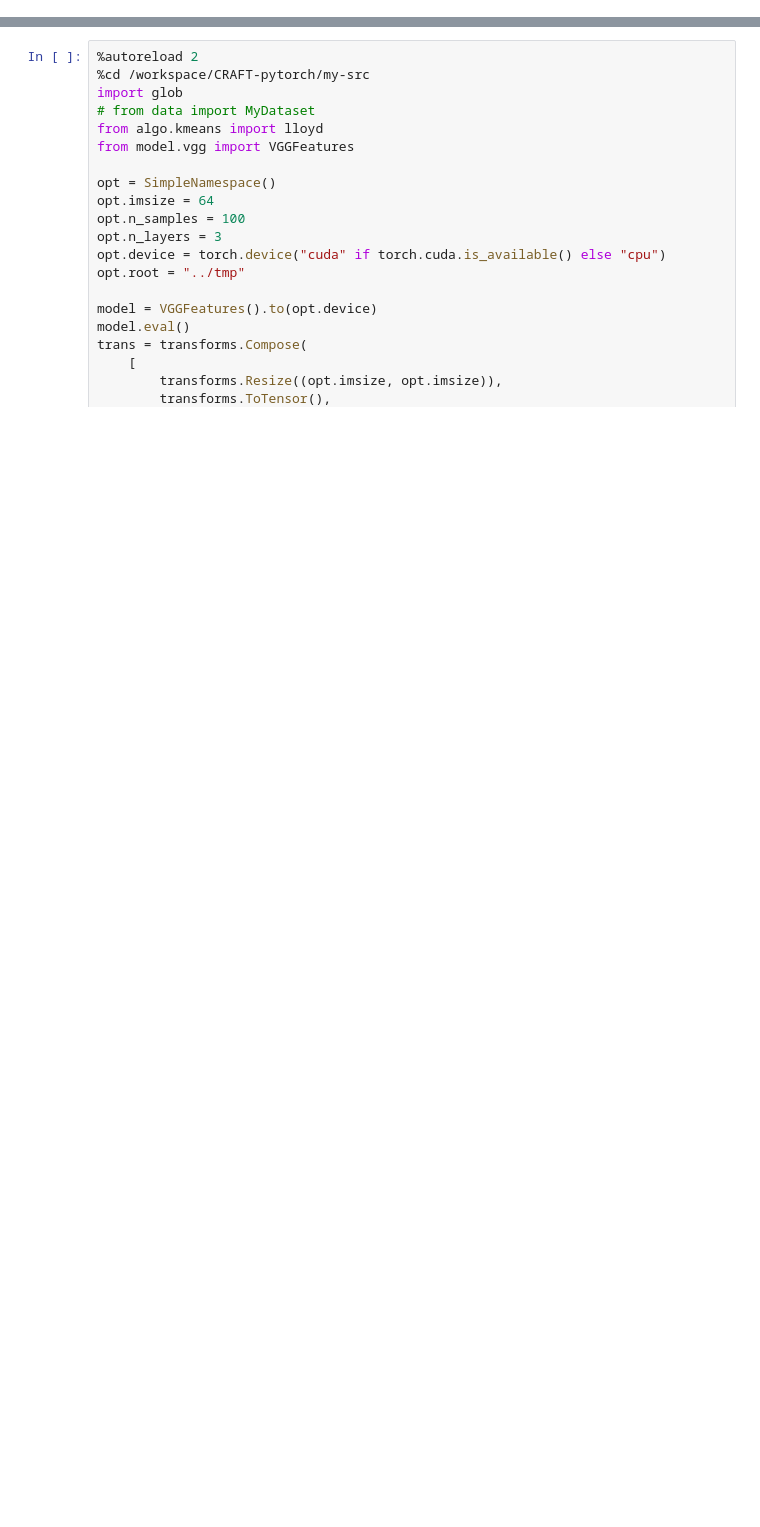
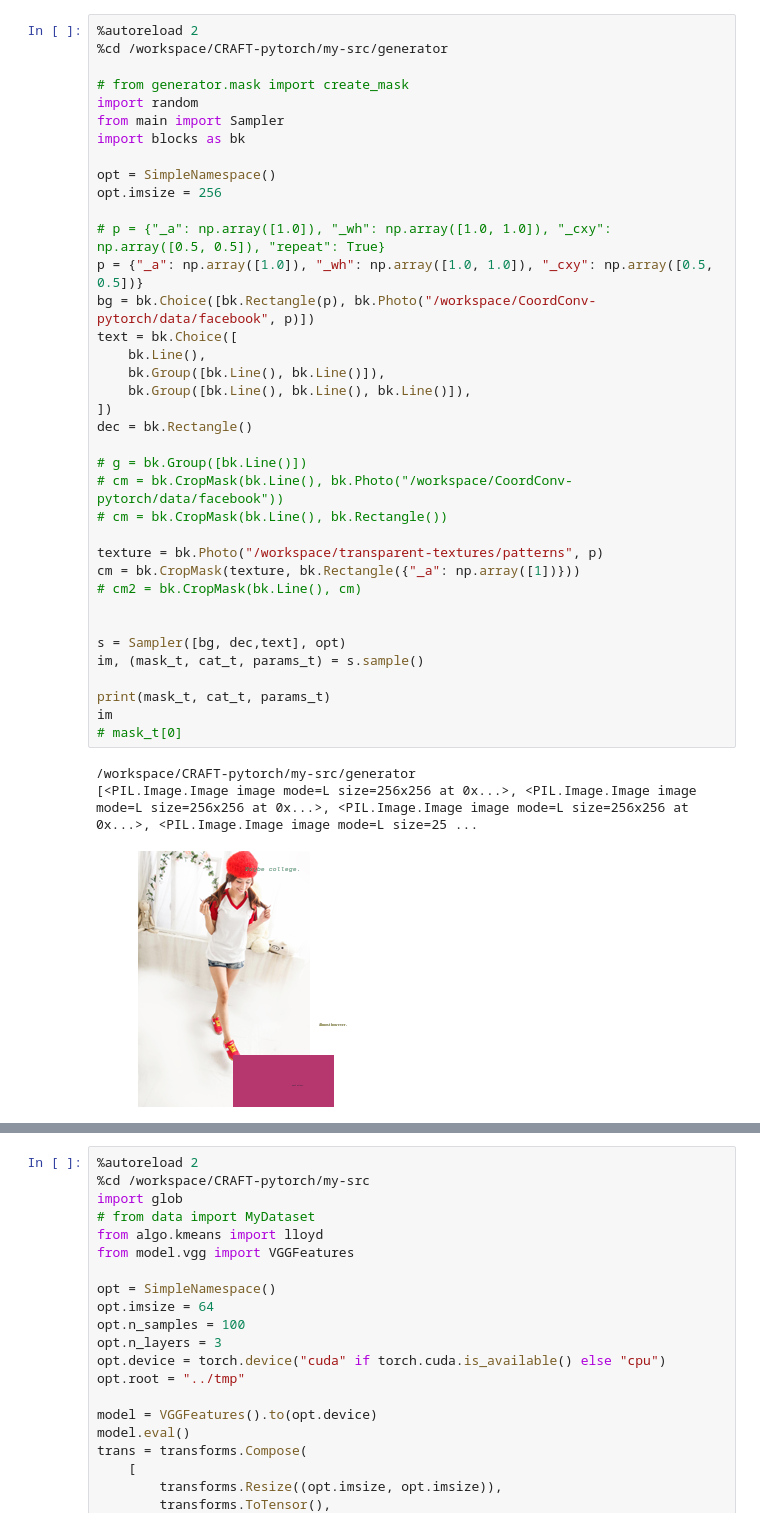
Before and after one commit to w121211/CRAFT-pytorch, a Jupyter notebook: debug.ipynb, the cells around one changed output, grey strips where cells are left out. Drawn from its saved outputs; the diff is of its cells as text; blank space fills up the shorter version.

```diff
--- a/debug.ipynb
+++ b/debug.ipynb
@@ -19,0 +50,41 @@ from torchsummary import summary
+# %%
+%autoreload 2
+%cd /workspace/CRAFT-pytorch/my-src/generator
+
+# from generator.mask import create_mask
+import random
+from main import Sampler
+import blocks as bk
+
+opt = SimpleNamespace()
+opt.imsize = 256
+
+# p = {"_a": np.array([1.0]), "_wh": np.array([1.0, 1.0]), "_cxy": np.array([0.5, 0.5]), "repeat": True}
+p = {"_a": np.array([1.0]), "_wh": np.array([1.0, 1.0]), "_cxy": np.array([0.5, 0.5])}
+bg = bk.Choice([bk.Rectangle(p), bk.Photo("/workspace/CoordConv-pytorch/data/facebook", p)])
+text = bk.Choice([
+    bk.Line(),
+    bk.Group([bk.Line(), bk.Line()]),
+    bk.Group([bk.Line(), bk.Line(), bk.Line()]),
+])
+dec = bk.Rectangle()
+
+# g = bk.Group([bk.Line()])
+# cm = bk.CropMask(bk.Line(), bk.Photo("/workspace/CoordConv-pytorch/data/facebook"))
+# cm = bk.CropMask(bk.Line(), bk.Rectangle())
+
+texture = bk.Photo("/workspace/transparent-textures/patterns", p)
+cm = bk.CropMask(texture, bk.Rectangle({"_a": np.array([1])}))
+# cm2 = bk.CropMask(bk.Line(), cm)
+
+
+s = Sampler([bg, dec,text], opt)
+im, (mask_t, cat_t, params_t) = s.sample()
+
+print(mask_t, cat_t, params_t)
+im
+# mask_t[0]
+# %% [output]
+/workspace/CRAFT-pytorch/my-src/generator
+[<PIL.Image.Image image mode=L size=256x256 at 0x...>, <PIL.Image.Image image mode=L size=256x256 at 0x...>, <PIL.Image.Image image mode=L size=256x256 at 0x...>, <PIL.Image.Image image mode=L size=25 ...
+[figure, added]
```
Also changed, not shown: parts of 7 cells of this notebook, 12 other files.
